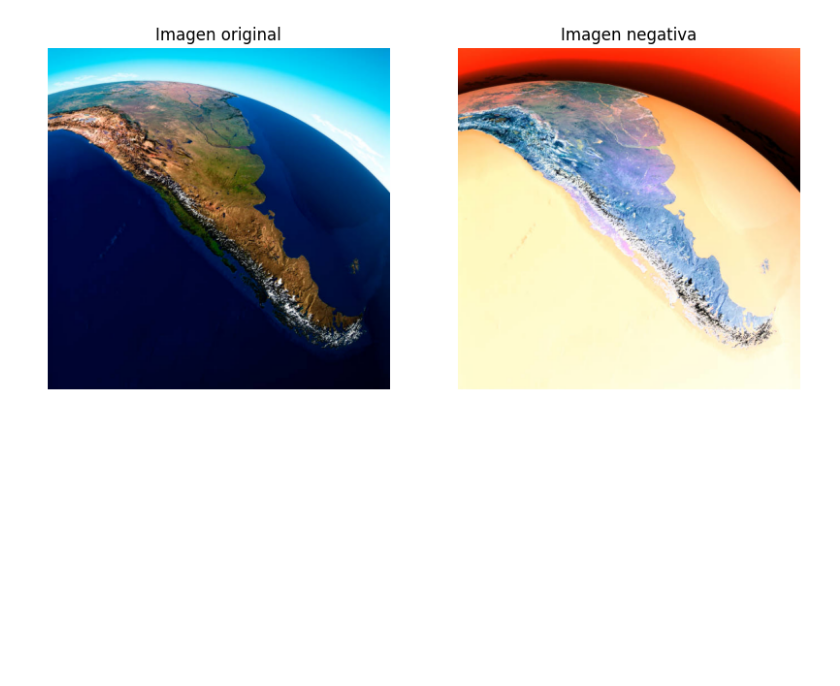
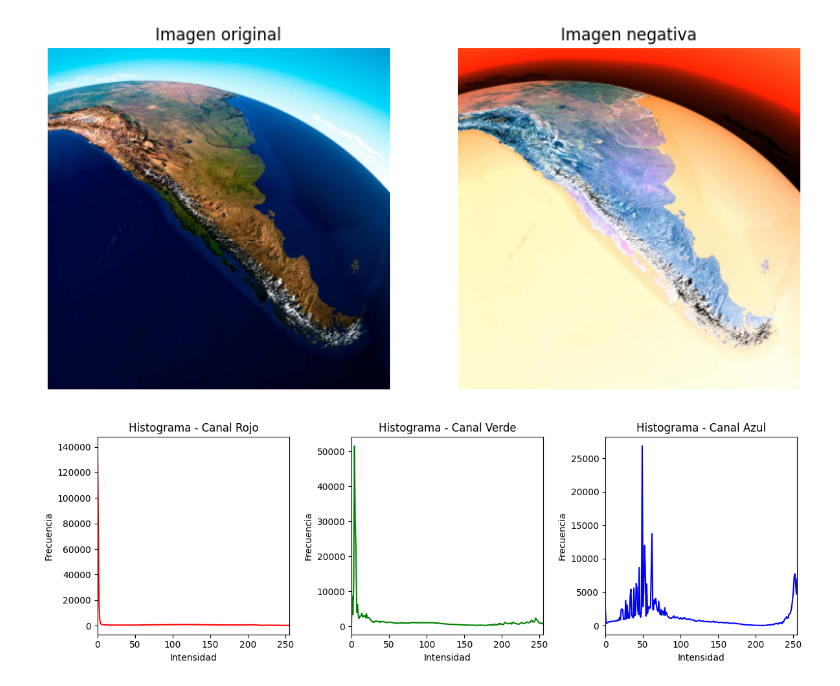
Before and after one commit to jmtruffa/imagenes_tp1, a Jupyter notebook: TP1.ipynb, the cells around one changed output. Drawn from its saved outputs; the diff is of its cells as text; code cells hidden in the pictures; blank space fills up the shorter version.

```diff
--- a/TP1.ipynb
+++ b/TP1.ipynb
@@ -162,3 +162,36 @@ plt.axis("off")
 plt.show()
 # %% [output]
 [figure]
+# %%
+#5
+import numpy as np
+import matplotlib.pyplot as plt
+from PIL import Image
+
+# Función que calcula y muestra el histograma de cada banda RGB
+def mostrar_histogramas_rgb(img):
+    img_array = np.array(img)
+
+    canales = ('Rojo', 'Verde', 'Azul')
+    colores = ('red', 'green', 'blue')
+
+    plt.figure(figsize=(12, 4))
+
+    for i in range(3):
+        canal = img_array[:, :, i]
+        hist, _ = np.histogram(canal, bins=256, range=(0, 255))
+
+        plt.subplot(1, 3, i + 1)
+        plt.plot(hist, color=colores[i])
+        plt.title(f'Histograma - Canal {canales[i]}')
+        plt.xlim(0, 255)
+        plt.xlabel('Intensidad')
+        plt.ylabel('Frecuencia')
+
+    plt.tight_layout()
+    plt.show()
+
+# 🔽 Llamamos a la función directamente sobre la imagen img
+mostrar_histogramas_rgb(img)
+# %% [output]
+[figure, added]
```
Also changed, not shown: parts of 2 cells of this notebook.
